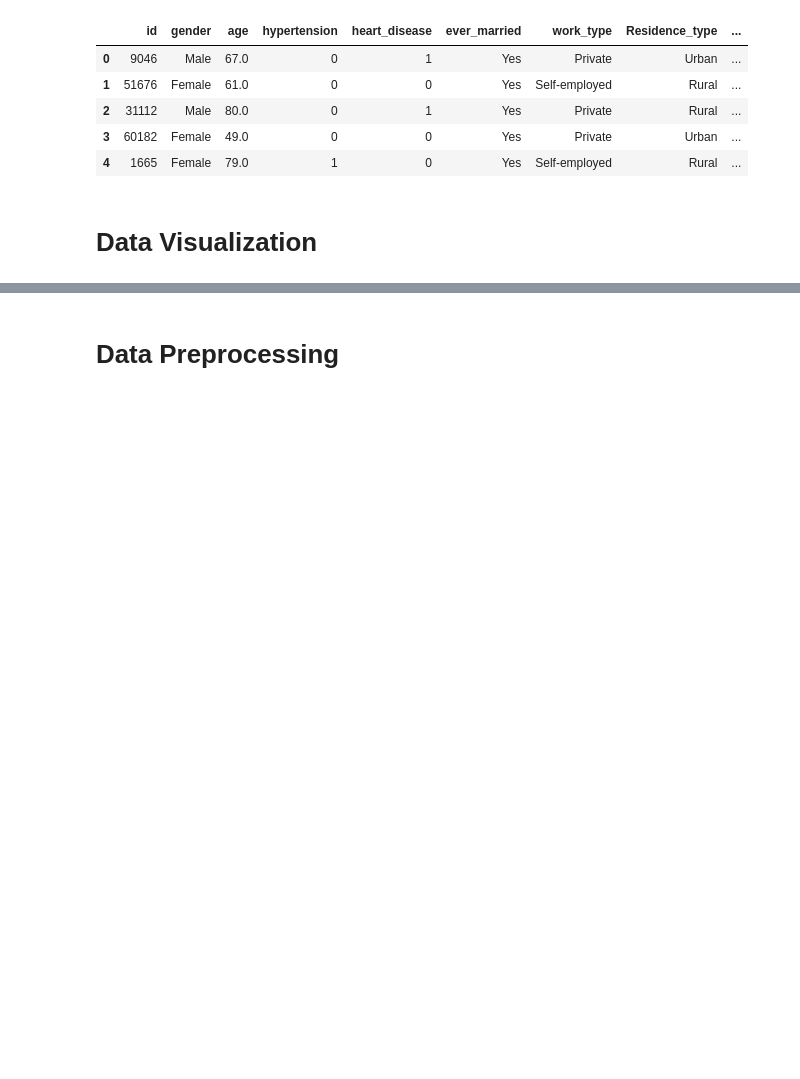
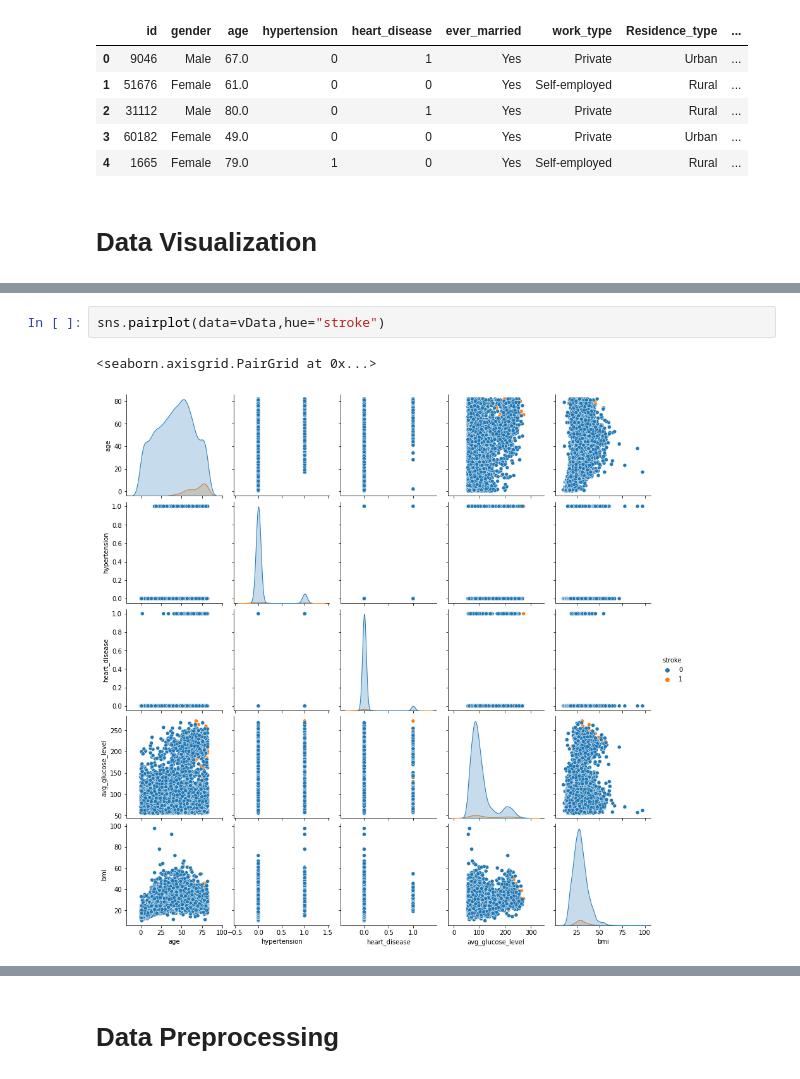
Before and after one commit to Yomna-Sabah/Machine-Learning, a Jupyter notebook: Stroke Prediction/StrokePrediction.ipynb, the cells around one changed output, grey strips where cells are left out. Saved outputs shown, nothing was run; the diff lists cells and outputs as text; blank space fills up the shorter version.

```diff
--- a/Stroke Prediction/StrokePrediction.ipynb
+++ b/Stroke Prediction/StrokePrediction.ipynb
@@ -38,0 +156,5 @@ data.head()
+# %%
+sns.pairplot(data=vData,hue="stroke")
+# %% [output]
+<seaborn.axisgrid.PairGrid at 0x...>
+[figure, added]
```
Also changed, not shown: parts of 24 cells of this notebook.
